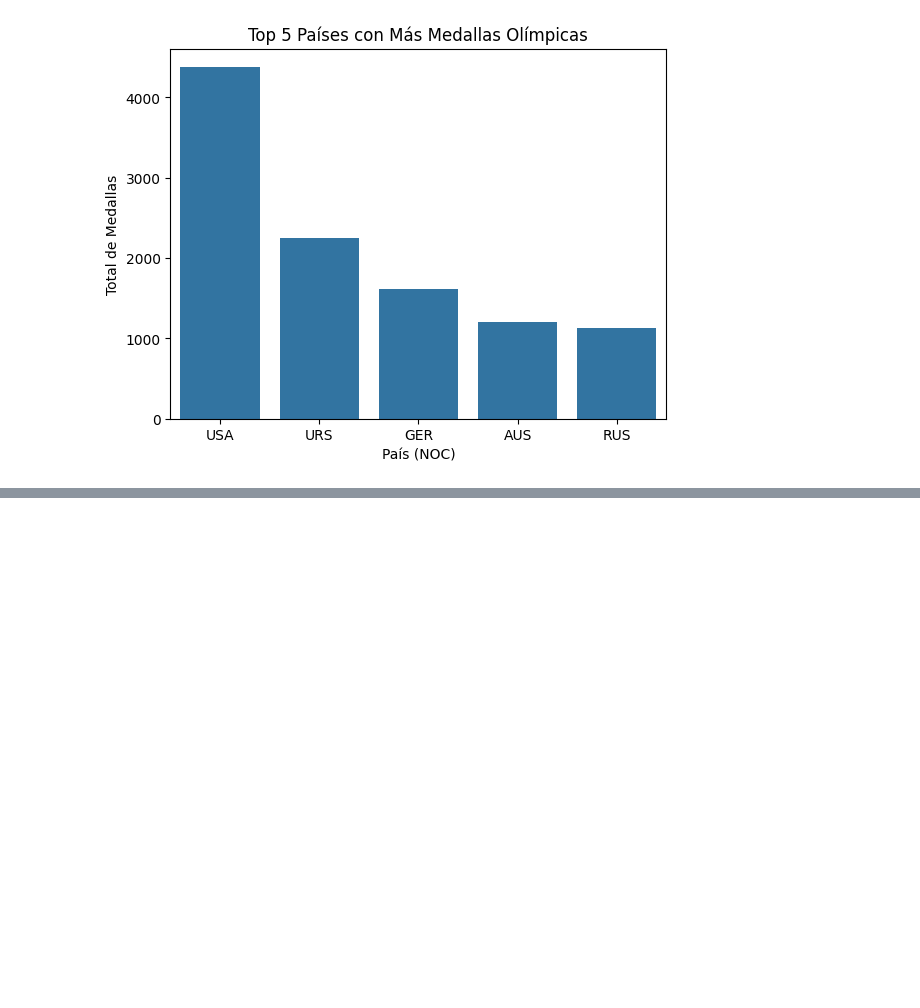
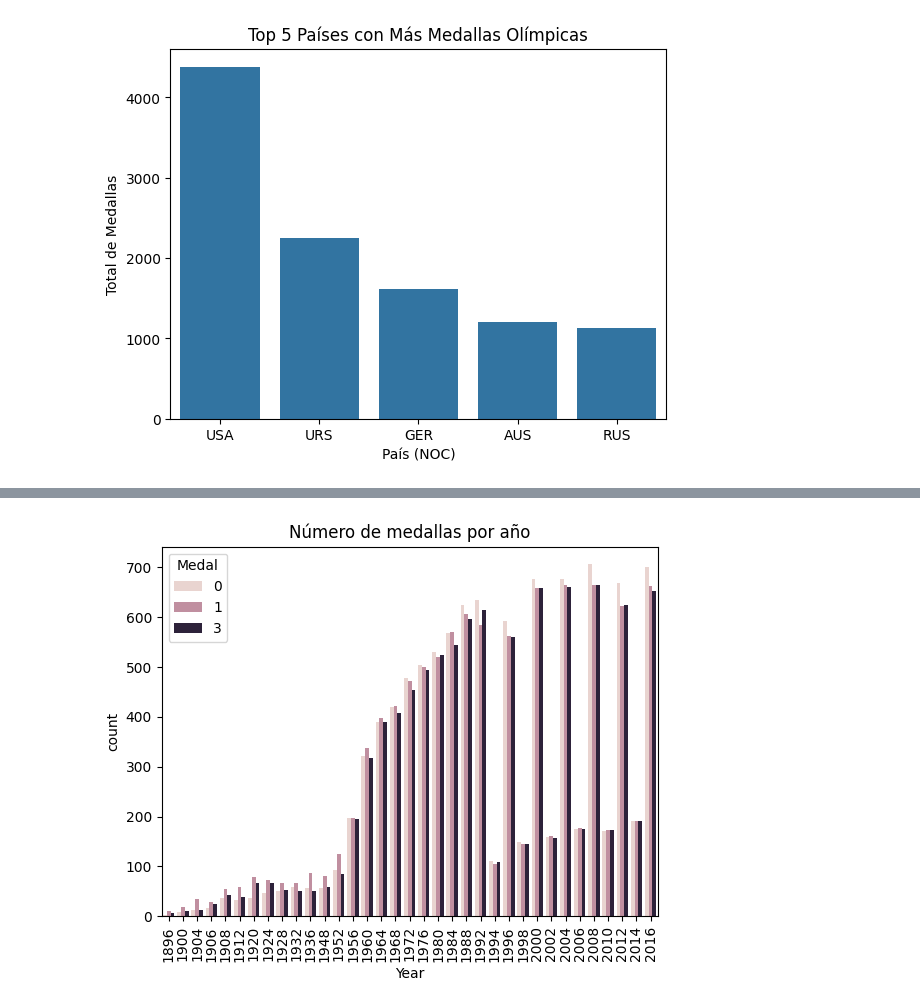
Before and after one commit to VIZ3NT04/model_ath, a Jupyter notebook: piton.ipynb, the cells around one changed output, grey strips where cells are left out. Drawn from its saved outputs; the diff is of its cells as text; code cells hidden in the pictures; blank space fills up the shorter version.

```diff
--- a/piton.ipynb
+++ b/piton.ipynb
@@ -209,0 +212,7 @@ plt.show()
+# %%
+sns.countplot(x='Year', hue='Medal', data=df[df['Medal'] != 2])
+plt.xticks(rotation=90)
+plt.title("Número de medallas por año")
+plt.show()
+# %% [output]
+[figure, added]
```
Also changed, not shown: parts of 10 cells of this notebook.
